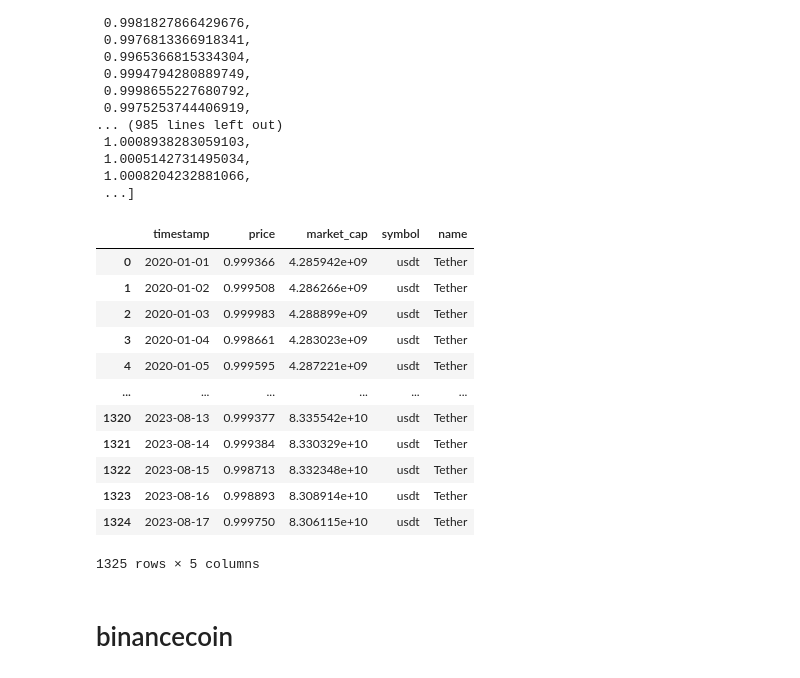
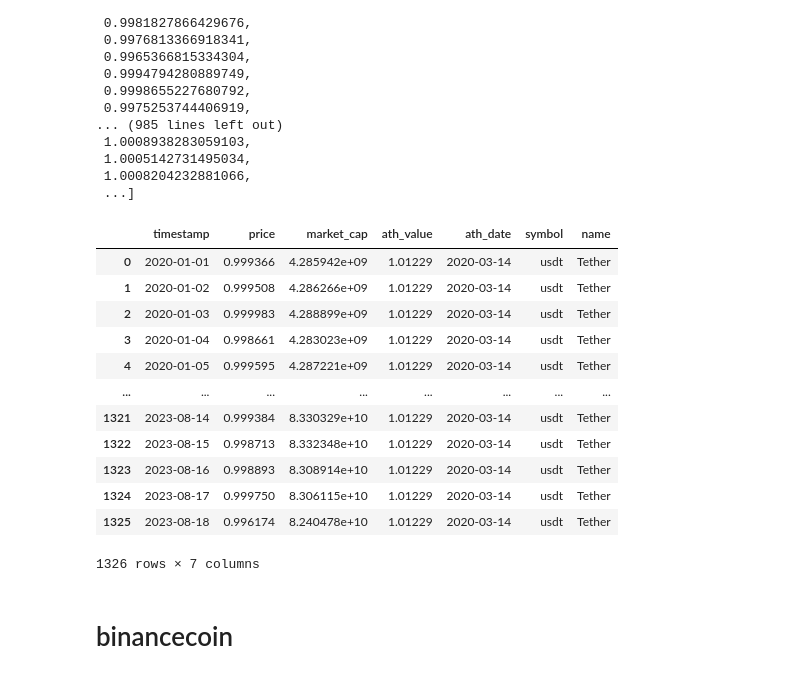
Before and after one commit to Bzetatuc/PI_2_Henry, a Jupyter notebook: DATA ETL/data.ipynb, the cells around one changed output. Saved outputs shown, nothing was run; the diff lists cells and outputs as text; code cells hidden in the pictures.

```diff
--- a/data/data.ipynb
+++ b/DATA ETL/data.ipynb
@@ -605,46 +611,55 @@ tether
  1.0008204232881066,
  ...]
 # %%
-tether = cg.get_coin_market_chart_range_by_id(id='tether', vs_currency='usd', from_timestamp=1577761200, to_timestamp=1692231142)
+
+tether = cg.get_coin_market_chart_range_by_id(id='tether', vs_currency='usd', from_timestamp=1577761200, to_timestamp=1692367855)
 historical_prices = tether['prices']
 market_caps = tether['market_caps']
 
 # Obtener información básica de la moneda tether
 token_info = cg.get_coin_by_id(id='tether')
 symbol = token_info['symbol']
 name = token_info['name']
 
 # Crear un DataFrame con los datos históricos de precios
 historical_df = pd.DataFrame(historical_prices, columns=['timestamp', 'price'])
-historical_df['timestamp'] = pd.to_datetime(historical_df['timestamp'], unit='ms')
+historical_df['timestamp'] = pd.to_datetime(historical_df['timestamp'], unit='ms').dt.date  # Convertir a fecha
 
 # Crear un DataFrame con los datos históricos de capitalización de mercado
 market_cap_df = pd.DataFrame(market_caps, columns=['timestamp', 'market_cap'])
-market_cap_df['timestamp'] = pd.to_datetime(market_cap_df['timestamp'], unit='ms')
+market_cap_df['timestamp'] = pd.to_datetime(market_cap_df['timestamp'], unit='ms').dt.date  # Convertir a fecha
 
 # Combinar los DataFrames utilizando join
 combined_df_tether = historical_df.join(market_cap_df.set_index('timestamp'), on='timestamp')
+
+# Calcular el valor ATH y su fecha correspondiente
+ath_value = combined_df_tether['price'].max()
+ath_date = combined_df_tether.loc[combined_df_tether['price'].idxmax()]['timestamp']
+
+# Agregar la columna ATH al DataFrame
+combined_df_tether['ath_value'] = ath_value
+combined_df_tether['ath_date'] = ath_date
 
 # Agregar las columnas de symbol y name directamente al DataFrame
 combined_df_tether['symbol'] = symbol
 combined_df_tether['name'] = name
 
-
+# Mostrar el DataFrame con las nuevas columnas
 combined_df_tether
 # %% [output]
-|  | timestamp | price | market_cap | symbol | name |
-| 0 | 2020-01-01 | 0.999366 | 4.285942e+09 | usdt | Tether |
-| 1 | 2020-01-02 | 0.999508 | 4.286266e+09 | usdt | Tether |
-| 2 | 2020-01-03 | 0.999983 | 4.288899e+09 | usdt | Tether |
-| 3 | 2020-01-04 | 0.998661 | 4.283023e+09 | usdt | Tether |
-| 4 | 2020-01-05 | 0.999595 | 4.287221e+09 | usdt | Tether |
-| ... | ... | ... | ... | ... | ... |
-| 1320 | 2023-08-13 | 0.999377 | 8.335542e+10 | usdt | Tether |
-| 1321 | 2023-08-14 | 0.999384 | 8.330329e+10 | usdt | Tether |
-| 1322 | 2023-08-15 | 0.998713 | 8.332348e+10 | usdt | Tether |
-| 1323 | 2023-08-16 | 0.998893 | 8.308914e+10 | usdt | Tether |
-| 1324 | 2023-08-17 | 0.999750 | 8.306115e+10 | usdt | Tether |
+|  | timestamp | price | market_cap | ath_value | ath_date | symbol | name |
+| 0 | 2020-01-01 | 0.999366 | 4.285942e+09 | 1.01229 | 2020-03-14 | usdt | Tether |
+| 1 | 2020-01-02 | 0.999508 | 4.286266e+09 | 1.01229 | 2020-03-14 | usdt | Tether |
+| 2 | 2020-01-03 | 0.999983 | 4.288899e+09 | 1.01229 | 2020-03-14 | usdt | Tether |
+| 3 | 2020-01-04 | 0.998661 | 4.283023e+09 | 1.01229 | 2020-03-14 | usdt | Tether |
+| 4 | 2020-01-05 | 0.999595 | 4.287221e+09 | 1.01229 | 2020-03-14 | usdt | Tether |
+| ... | ... | ... | ... | ... | ... | ... | ... |
+| 1321 | 2023-08-14 | 0.999384 | 8.330329e+10 | 1.01229 | 2020-03-14 | usdt | Tether |
+| 1322 | 2023-08-15 | 0.998713 | 8.332348e+10 | 1.01229 | 2020-03-14 | usdt | Tether |
+| 1323 | 2023-08-16 | 0.998893 | 8.308914e+10 | 1.01229 | 2020-03-14 | usdt | Tether |
+| 1324 | 2023-08-17 | 0.999750 | 8.306115e+10 | 1.01229 | 2020-03-14 | usdt | Tether |
+| 1325 | 2023-08-18 | 0.996174 | 8.240478e+10 | 1.01229 | 2020-03-14 | usdt | Tether |
-1325 rows × 5 columns
+1326 rows × 7 columns
 # %%
 # Cambiar el nombre de la columna 'timestamp' a 'date'
 combined_df_tether = combined_df_tether.rename(columns={'timestamp': 'date'})
```
Also changed, not shown: parts of 43 cells of this notebook, 43 other files.
